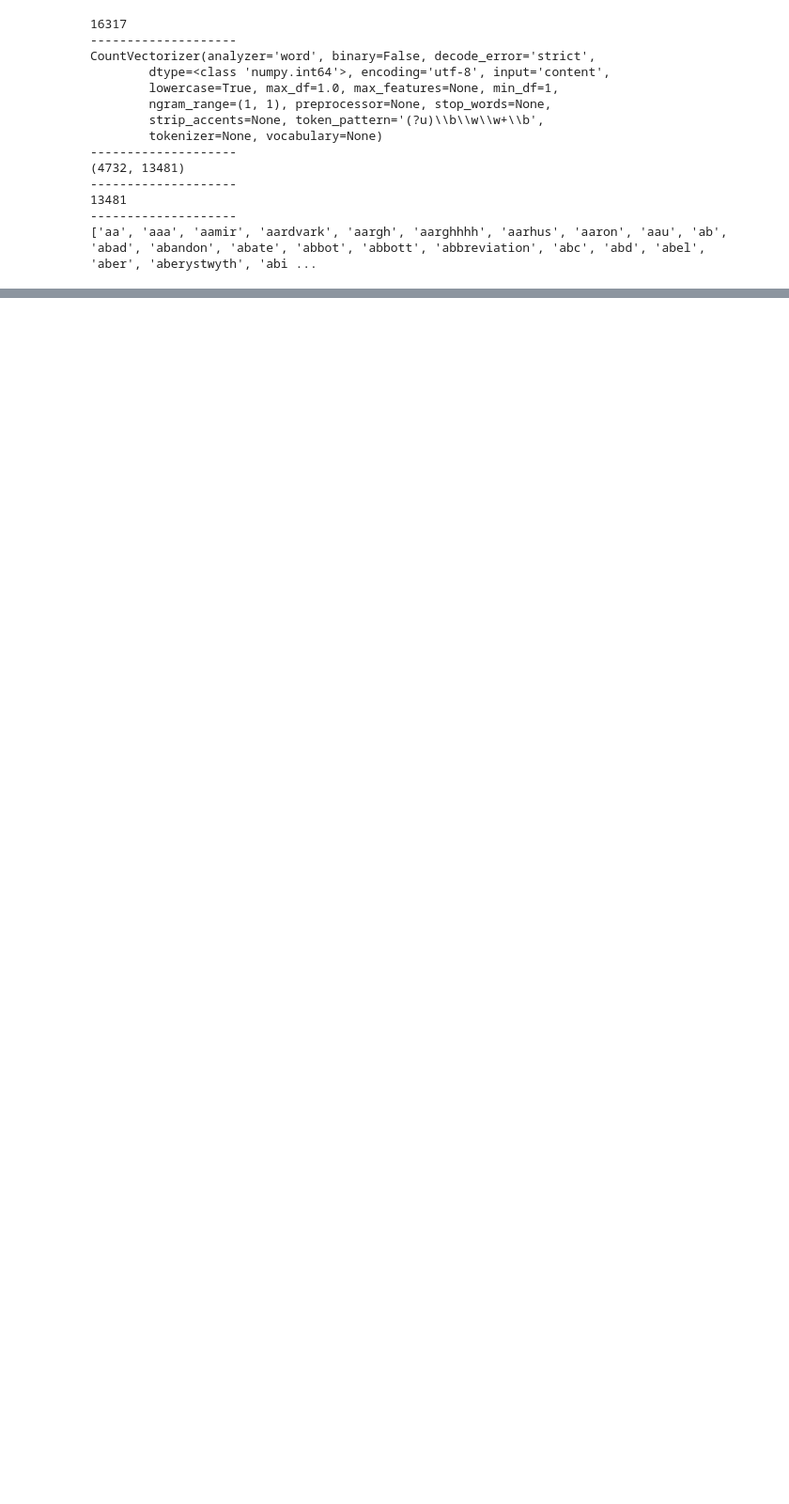
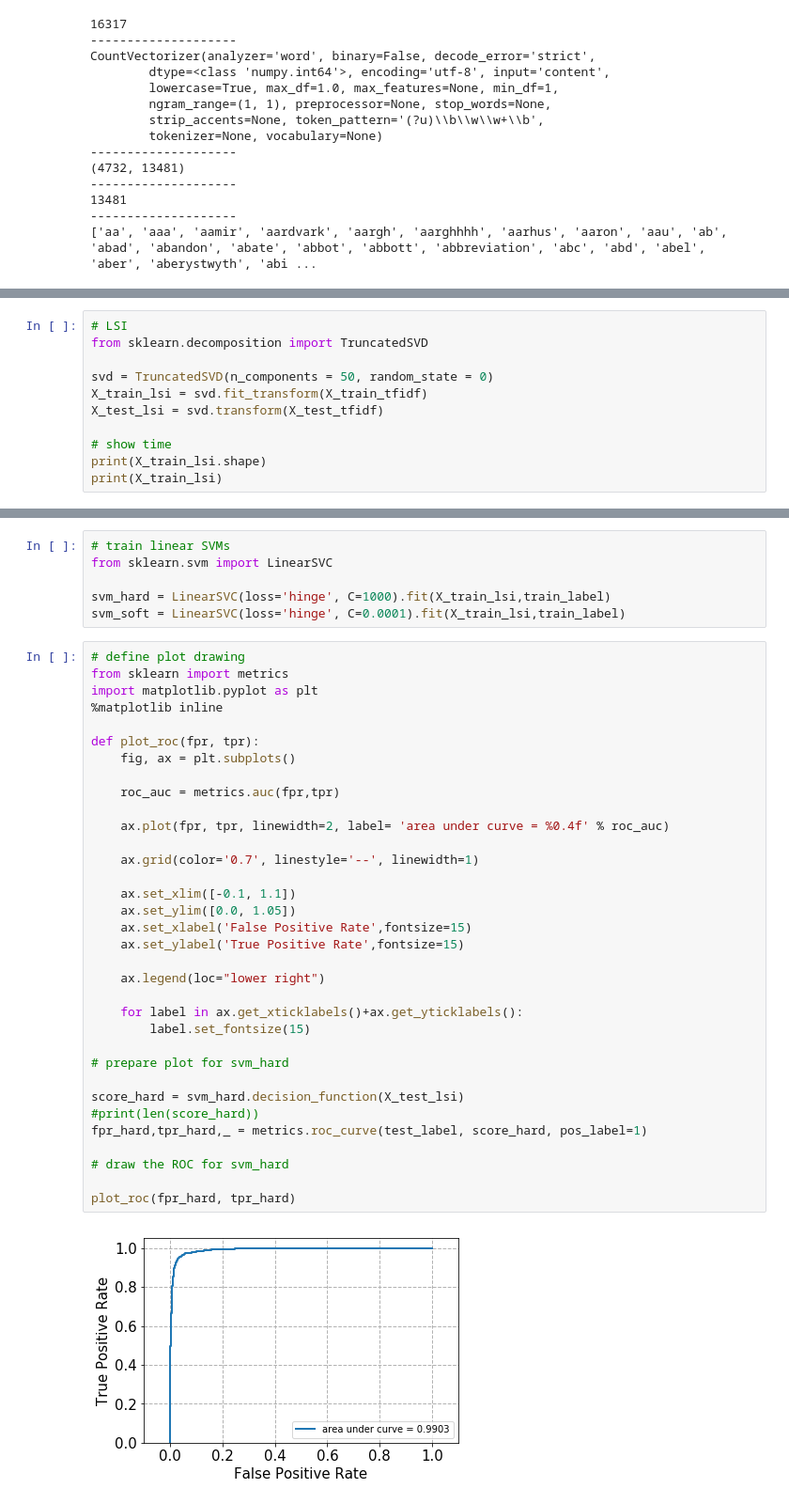
Before and after one commit to Shuyifan/ECE-219-Large-Scale-Data-Mining-Project, a Jupyter notebook: Project1.ipynb, the cells around one changed output, grey strips where cells are left out. Shown at 94% size. Drawn from its saved outputs; the diff is of its cells as text; blank space fills up the shorter version.

```diff
--- a/Project1.ipynb
+++ b/Project1.ipynb
@@ -339,0 +348,11 @@ print(X_test_tfidf.toarray()[:30,:30])
+# %%
+# LSI
+from sklearn.decomposition import TruncatedSVD
+
+svd = TruncatedSVD(n_components = 50, random_state = 0)
+X_train_lsi = svd.fit_transform(X_train_tfidf)
+X_test_lsi = svd.transform(X_test_tfidf)
+
+# show time
+print(X_train_lsi.shape)
+print(X_train_lsi)
@@ -339,0 +526,42 @@ print(X_test_tfidf.toarray()[:30,:30])
+# %%
+# train linear SVMs
+from sklearn.svm import LinearSVC
+
+svm_hard = LinearSVC(loss='hinge', C=1000).fit(X_train_lsi,train_label)
+svm_soft = LinearSVC(loss='hinge', C=0.0001).fit(X_train_lsi,train_label)
+# %%
+# define plot drawing
+from sklearn import metrics
+import matplotlib.pyplot as plt
+%matplotlib inline
+
+def plot_roc(fpr, tpr):
+    fig, ax = plt.subplots()
+
+    roc_auc = metrics.auc(fpr,tpr)
+
+    ax.plot(fpr, tpr, linewidth=2, label= 'area under curve = %0.4f' % roc_auc)
+
+    ax.grid(color='0.7', linestyle='--', linewidth=1)
+
+    ax.set_xlim([-0.1, 1.1])
+    ax.set_ylim([0.0, 1.05])
+    ax.set_xlabel('False Positive Rate',fontsize=15)
+    ax.set_ylabel('True Positive Rate',fontsize=15)
+
+    ax.legend(loc="lower right")
+
+    for label in ax.get_xticklabels()+ax.get_yticklabels():
+        label.set_fontsize(15)
+
+# prepare plot for svm_hard
+
+score_hard = svm_hard.decision_function(X_test_lsi)
+#print(len(score_hard))
+fpr_hard,tpr_hard,_ = metrics.roc_curve(test_label, score_hard, pos_label=1)
+
+# draw the ROC for svm_hard
+
+plot_roc(fpr_hard, tpr_hard)
+# %% [output]
+[figure, added]
```
Also changed, not shown: parts of 30 cells of this notebook.
